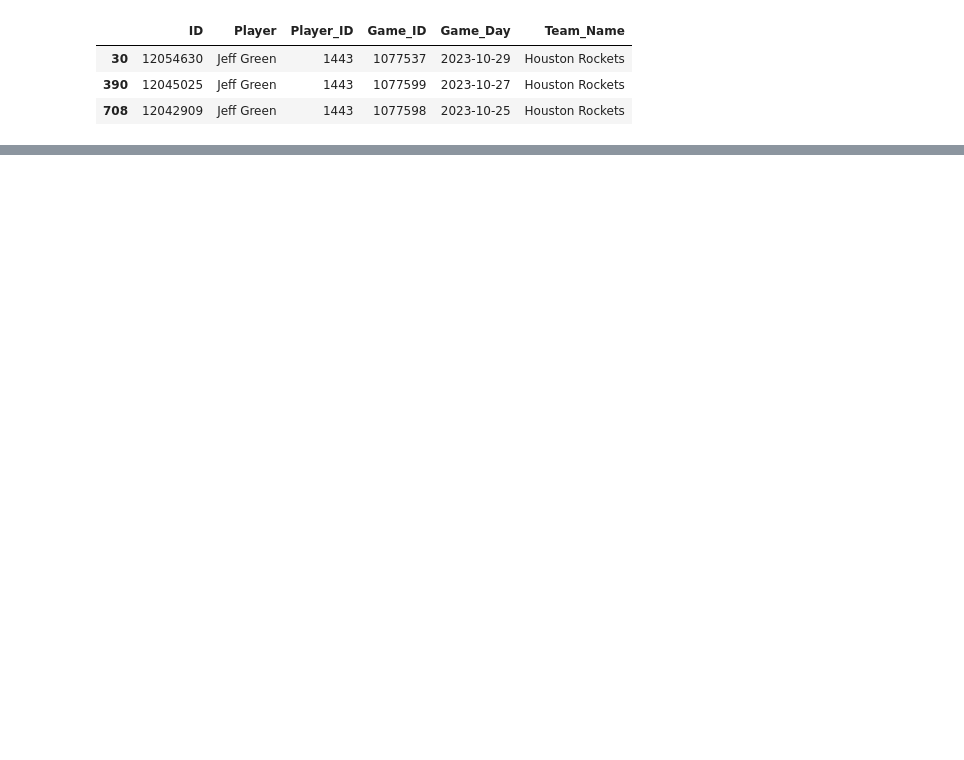
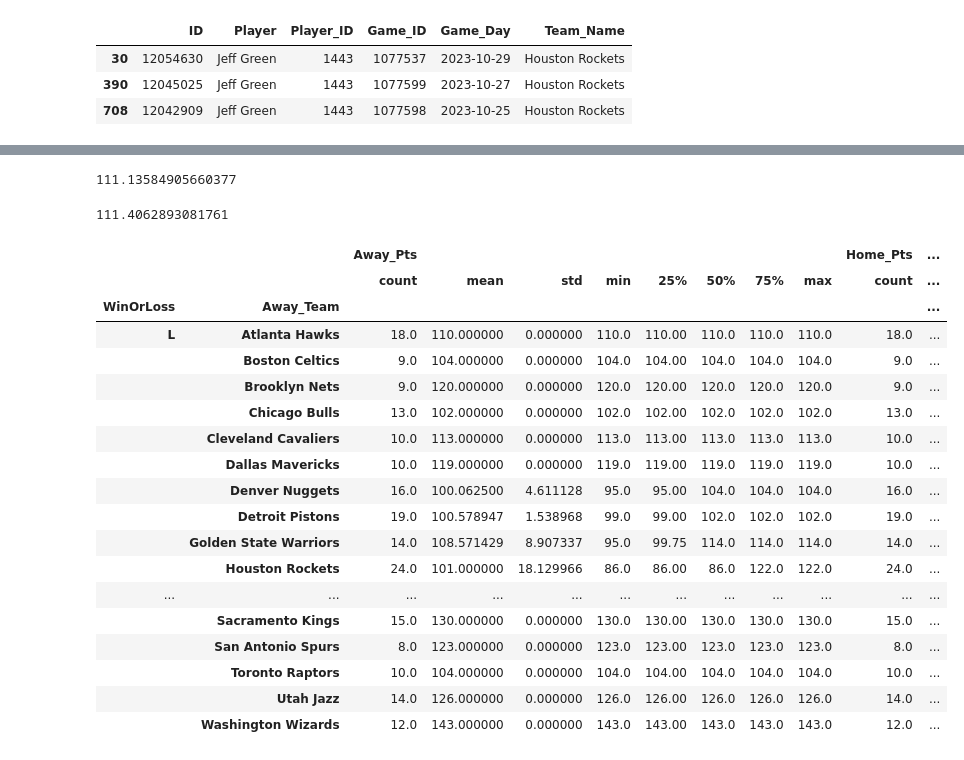
Before and after one commit to rtamashiro88/NBA-Dashboard, a Jupyter notebook: Data/API-Performance.ipynb, the cells around one changed output, grey strips where cells are left out. Cells and saved outputs as stored; diff of their text form; code cells hidden in the pictures; blank space fills up the shorter version.

```diff
--- a/Data/API-Performance.ipynb
+++ b/Data/API-Performance.ipynb
@@ -191,0 +264,12 @@ df.loc[df['Player_ID']=='1443'][
+# %%
+game_df['Venue_ID'] = game_df['venue'].apply(lambda x: x['ID'].strip())
+game_df['Venue_Name'] = game_df['venue'].apply(lambda x: x['Name'].strip())
+game_df['Venue_City'] = game_df['venue'].apply(lambda x: x['CityState'].strip().split(',')[0])
+game_df['Venue_State'] = game_df['venue'].apply(lambda x: x['CityState'].strip().split(',')[1])
+# %%
+game_df.drop(columns='venue',inplace=True)
+# %%
+game_df['Away_Pts'] = game_df['Away_Pts'].astype(int)
+game_df['Home_Pts'] = game_df['Home_Pts'].astype(int)
+#game_df['Game_ID'] = game_df['Game_ID'].astype(int)
+#game_df['Venue_ID'] = game_df['Venue_ID'].astype(int)
@@ -191,0 +292,9 @@ df.loc[df['Player_ID']=='1443'][
+# %%
+game_df = game_df.rename(columns=
+    {
+    'Description': 'Game_Description',
+    'Visitor': 'Away_Team',
+    'Home': 'Home_Team',
+    'GameDay': 'Game_Date'
+    }
+)
@@ -191,0 +317,30 @@ df.loc[df['Player_ID']=='1443'][
+# %%
+game_df.describe()['Away_Pts'].loc['mean']
+# %% [output]
+111.13584905660377
+# %%
+game_df.describe()['Home_Pts'].loc['mean']
+# %% [output]
+111.4062893081761
+# %%
+game_df.groupby(['WinOrLoss', 'Away_Team']).describe()
+# %% [output]
+|  |  | Away_Pts |  |  |  |  |  |  |  | Home_Pts | ... |
+|  |  | count | mean | std | min | 25% | 50% | 75% | max | count | ... |
+| WinOrLoss | Away_Team |  |  |  |  |  |  |  |  |  | ... |
+| L | Atlanta Hawks | 18.0 | 110.000000 | 0.000000 | 110.0 | 110.00 | 110.0 | 110.0 | 110.0 | 18.0 | ... |
+|  | Boston Celtics | 9.0 | 104.000000 | 0.000000 | 104.0 | 104.00 | 104.0 | 104.0 | 104.0 | 9.0 | ... |
+|  | Brooklyn Nets | 9.0 | 120.000000 | 0.000000 | 120.0 | 120.00 | 120.0 | 120.0 | 120.0 | 9.0 | ... |
+|  | Chicago Bulls | 13.0 | 102.000000 | 0.000000 | 102.0 | 102.00 | 102.0 | 102.0 | 102.0 | 13.0 | ... |
+|  | Cleveland Cavaliers | 10.0 | 113.000000 | 0.000000 | 113.0 | 113.00 | 113.0 | 113.0 | 113.0 | 10.0 | ... |
+|  | Dallas Mavericks | 10.0 | 119.000000 | 0.000000 | 119.0 | 119.00 | 119.0 | 119.0 | 119.0 | 10.0 | ... |
+|  | Denver Nuggets | 16.0 | 100.062500 | 4.611128 | 95.0 | 95.00 | 104.0 | 104.0 | 104.0 | 16.0 | ... |
+|  | Detroit Pistons | 19.0 | 100.578947 | 1.538968 | 99.0 | 99.00 | 102.0 | 102.0 | 102.0 | 19.0 | ... |
+|  | Golden State Warriors | 14.0 | 108.571429 | 8.907337 | 95.0 | 99.75 | 114.0 | 114.0 | 114.0 | 14.0 | ... |
+|  | Houston Rockets | 24.0 | 101.000000 | 18.129966 | 86.0 | 86.00 | 86.0 | 122.0 | 122.0 | 24.0 | ... |
+| ... | ... | ... | ... | ... | ... | ... | ... | ... | ... | ... | ... |
+|  | Sacramento Kings | 15.0 | 130.000000 | 0.000000 | 130.0 | 130.00 | 130.0 | 130.0 | 130.0 | 15.0 | ... |
+|  | San Antonio Spurs | 8.0 | 123.000000 | 0.000000 | 123.0 | 123.00 | 123.0 | 123.0 | 123.0 | 8.0 | ... |
+|  | Toronto Raptors | 10.0 | 104.000000 | 0.000000 | 104.0 | 104.00 | 104.0 | 104.0 | 104.0 | 10.0 | ... |
+|  | Utah Jazz | 14.0 | 126.000000 | 0.000000 | 126.0 | 126.00 | 126.0 | 126.0 | 126.0 | 14.0 | ... |
+|  | Washington Wizards | 12.0 | 143.000000 | 0.000000 | 143.0 | 143.00 | 143.0 | 143.0 | 143.0 | 12.0 | ... |
```
Also changed, not shown: parts of 20 cells of this notebook, 1 other file.
